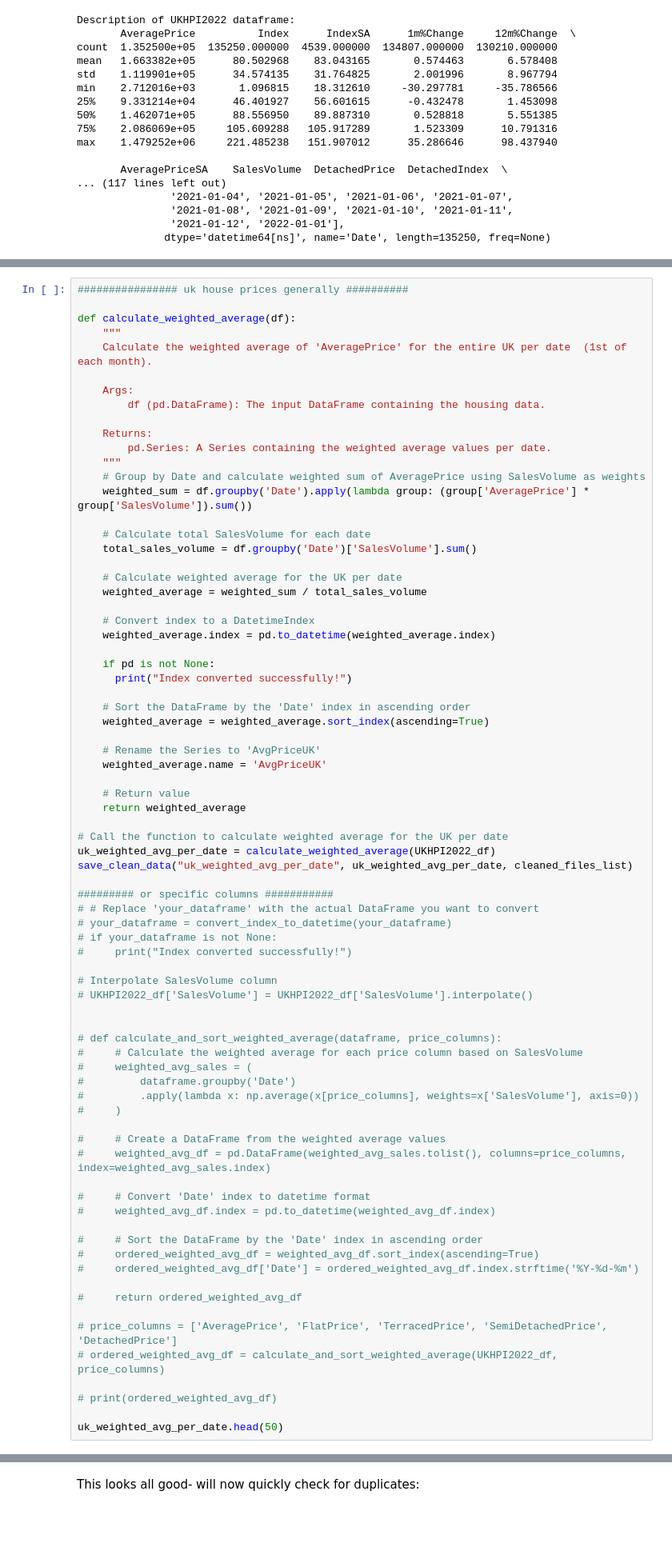
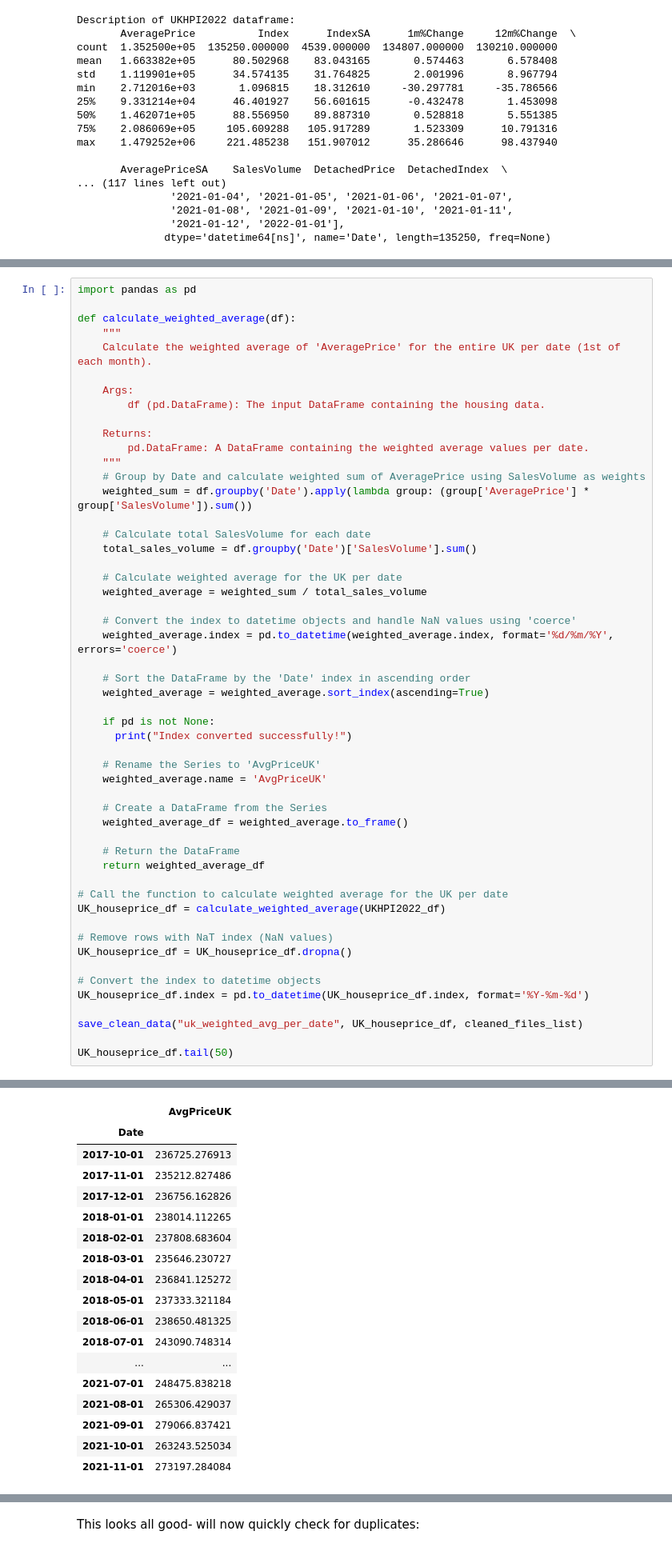
Before and after one commit to amyfthau/CFGSum23D1G4, a Jupyter notebook: Data_Cleaning.ipynb, the cells around one changed output, grey strips where cells are left out. Shown at 80% size. Drawn from its saved outputs; the diff is of its cells as text; blank space fills up the shorter version.

```diff
--- a/Data_Cleaning.ipynb
+++ b/Data_Cleaning.ipynb
@@ -479,17 +481,17 @@ save_clean_data("uk_weighted_avg_per_date", uk_weighted_avg_per_date)
 
 ** to move to broader functions later **
 # %%
-################ uk house prices generally ##########
+import pandas as pd
 
 def calculate_weighted_average(df):
     """
-    Calculate the weighted average of 'AveragePrice' for the entire UK per date  (1st of each month).
+    Calculate the weighted average of 'AveragePrice' for the entire UK per date (1st of each month).
 
     Args:
         df (pd.DataFrame): The input DataFrame containing the housing data.
 
     Returns:
-        pd.Series: A Series containing the weighted average values per date.
+        pd.DataFrame: A DataFrame containing the weighted average values per date.
     """
     # Group by Date and calculate weighted sum of AveragePrice using SalesVolume as weights
     weighted_sum = df.groupby('Date').apply(lambda group: (group['AveragePrice'] * group['SalesVolume']).sum())
@@ -500,60 +502,36 @@ def calculate_weighted_average(df):
     # Calculate weighted average for the UK per date
     weighted_average = weighted_sum / total_sales_volume
 
-    # Convert index to a DatetimeIndex
-    weighted_average.index = pd.to_datetime(weighted_average.index)
+    # Convert the index to datetime objects and handle NaN values using 'coerce'
+    weighted_average.index = pd.to_datetime(weighted_average.index, format='%d/%m/%Y', errors='coerce')
+
+    # Sort the DataFrame by the 'Date' index in ascending order
+    weighted_average = weighted_average.sort_index(ascending=True)
 
     if pd is not None:
       print("Index converted successfully!")
 
-    # Sort the DataFrame by the 'Date' index in ascending order
-    weighted_average = weighted_average.sort_index(ascending=True)
-
     # Rename the Series to 'AvgPriceUK'
     weighted_average.name = 'AvgPriceUK'
 
-    # Return value
-    return weighted_average
+    # Create a DataFrame from the Series
+    weighted_average_df = weighted_average.to_frame()
+
+    # Return the DataFrame
+    return weighted_average_df
 
 # Call the function to calculate weighted average for the UK per date
-uk_weighted_avg_per_date = calculate_weighted_average(UKHPI2022_df)
-save_clean_data("uk_weighted_avg_per_date", uk_weighted_avg_per_date, cleaned_files_list)
+UK_houseprice_df = calculate_weighted_average(UKHPI2022_df)
 
-######### or specific columns ###########
-# # Replace 'your_dataframe' with the actual DataFrame you want to convert
-# your_dataframe = convert_index_to_datetime(your_dataframe)
-# if your_dataframe is not None:
-#     print("Index converted successfully!")
+# Remove rows with NaT index (NaN values)
+UK_houseprice_df = UK_houseprice_df.dropna()
 
-# Interpolate SalesVolume column
-# UKHPI2022_df['SalesVolume'] = UKHPI2022_df['SalesVolume'].interpolate()
+# Convert the index to datetime objects
+UK_houseprice_df.index = pd.to_datetime(UK_houseprice_df.index, format='%Y-%m-%d')
 
+save_clean_data("uk_weighted_avg_per_date", UK_houseprice_df, cleaned_files_list)
 
-# def calculate_and_sort_weighted_average(dataframe, price_columns):
-#     # Calculate the weighted average for each price column based on SalesVolume
-#     weighted_avg_sales = (
-#         dataframe.groupby('Date')
-#         .apply(lambda x: np.average(x[price_columns], weights=x['SalesVolume'], axis=0))
-#     )
-
-#     # Create a DataFrame from the weighted average values
-#     weighted_avg_df = pd.DataFrame(weighted_avg_sales.tolist(), columns=price_columns, index=weighted_avg_sales.index)
-
-#     # Convert 'Date' index to datetime format
-#     weighted_avg_df.index = pd.to_datetime(weighted_avg_df.index)
-
-#     # Sort the DataFrame by the 'Date' index in ascending order
-#     ordered_weighted_avg_df = weighted_avg_df.sort_index(ascending=True)
-#     ordered_weighted_avg_df['Date'] = ordered_weighted_avg_df.index.strftime('%Y-%d-%m')
-
-#     return ordered_weighted_avg_df
-
-# price_columns = ['AveragePrice', 'FlatPrice', 'TerracedPrice', 'SemiDetachedPrice', 'DetachedPrice']
-# ordered_weighted_avg_df = calculate_and_sort_weighted_average(UKHPI2022_df, price_columns)
-
-# print(ordered_weighted_avg_df)
-
-uk_weighted_avg_per_date.head(50)
+UK_houseprice_df.tail(50)
 # %% [output]
 Index converted successfully!
 CSV file 2023-08-23_uk_weighted_avg_per_date_cleaned.csv saved
@@ -577,0 +540,18 @@ Name: AvgPriceUK, dtype: float64
+|  | AvgPriceUK |
+| Date |  |
+| 2017-10-01 | 236725.276913 |
+| 2017-11-01 | 235212.827486 |
+| 2017-12-01 | 236756.162826 |
+| 2018-01-01 | 238014.112265 |
+| 2018-02-01 | 237808.683604 |
+| 2018-03-01 | 235646.230727 |
+| 2018-04-01 | 236841.125272 |
+| 2018-05-01 | 237333.321184 |
+| 2018-06-01 | 238650.481325 |
+| 2018-07-01 | 243090.748314 |
+| ... | ... |
+| 2021-07-01 | 248475.838218 |
+| 2021-08-01 | 265306.429037 |
+| 2021-09-01 | 279066.837421 |
+| 2021-10-01 | 263243.525034 |
+| 2021-11-01 | 273197.284084 |
```
Also changed, not shown: parts of 28 cells of this notebook.
